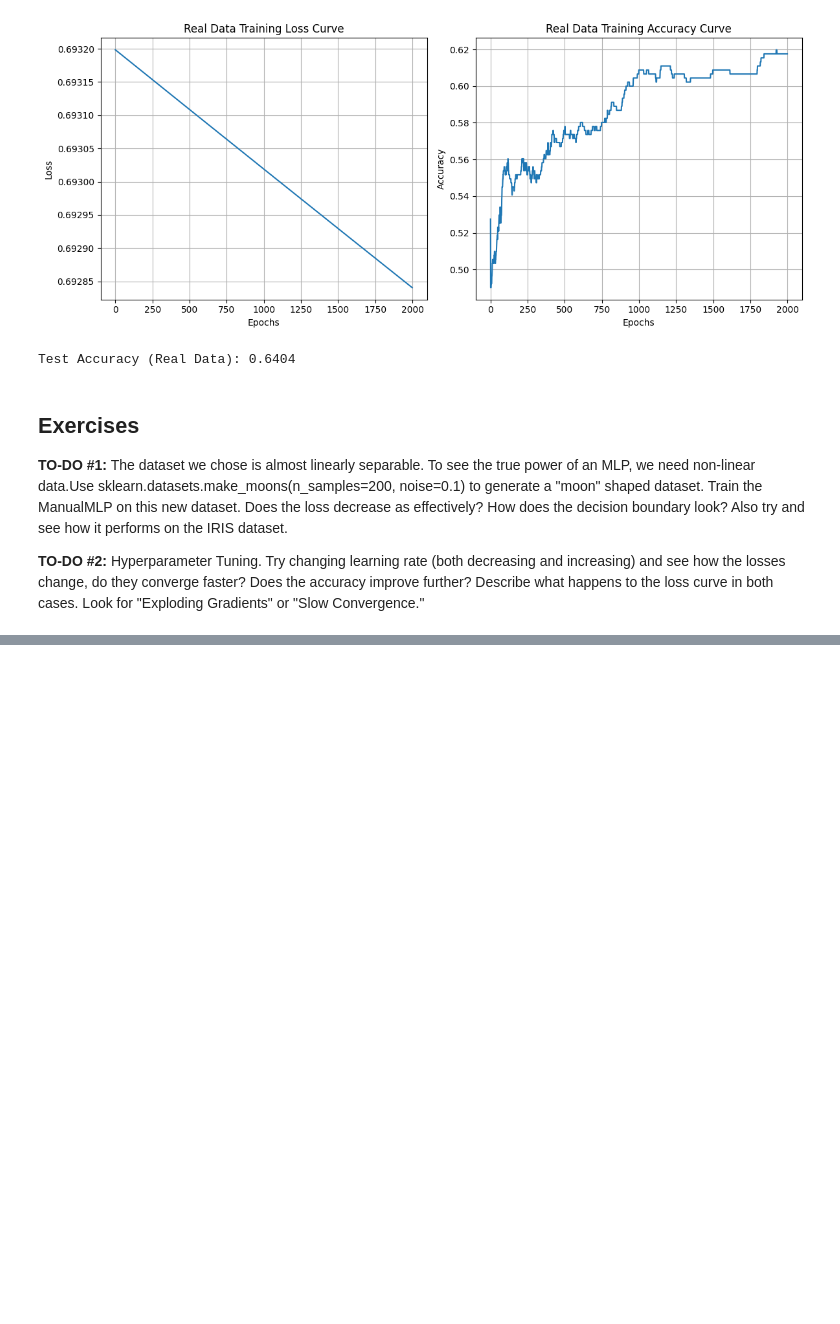
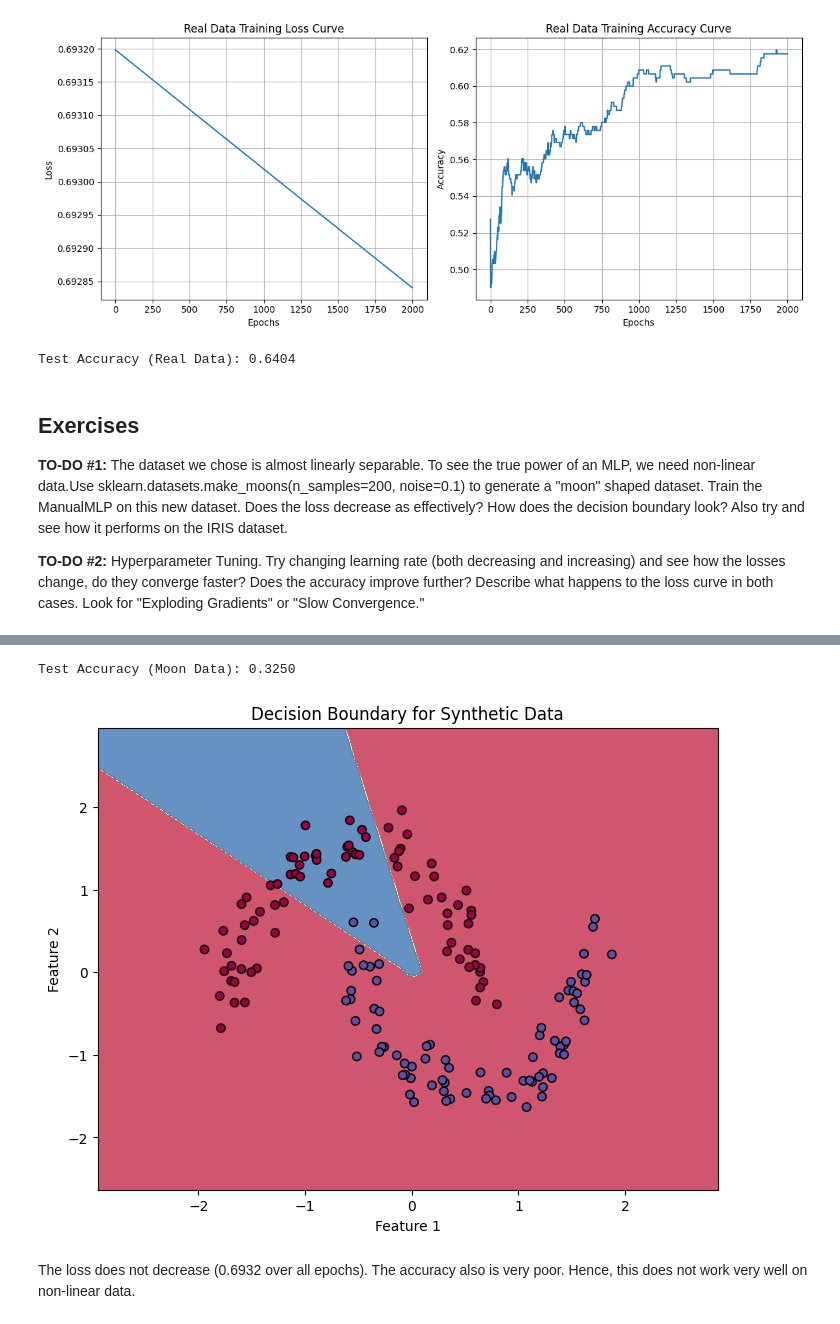
Before and after one commit to puranik1406/FMML_Projects-Labs, a Jupyter notebook: STP_AIML_Module_6_Lab_1.ipynb, the cells around one changed output, grey strips where cells are left out. Cells and saved outputs as stored; diff of their text form; code cells hidden in the pictures; blank space fills up the shorter version.

```diff
--- a/STP_AIML_Module_6_Lab_1.ipynb
+++ b/STP_AIML_Module_6_Lab_1.ipynb
@@ -1038,0 +1048,4 @@ Test Accuracy (Real Data): 0.6404
+# %%
+Y_real_moon = Y_real_moon.reshape(1, -1)
+
+print(f"Reshaped Y_real_moon shape: {Y_real_moon.shape}")
@@ -1038,0 +1086,22 @@ Test Accuracy (Real Data): 0.6404
+# %%
+np.random.seed(3) # for reproducibility
+
+# 6. Adapt neural network parameters for the real dataset
+
+n_x_real_moon = X_train_real_moon_nn.shape[0] # Number of input features for real data
+n_h_real_moon = 4                         # Number of neurons in hidden layer (can be tuned)
+n_y_real_moon = Y_train_real_moon.shape[0]     # Number of output neurons (1 for binary classification)
+
+# Layer 1: Hidden Layer
+W1_real_moon = np.random.randn(n_h_real_moon, n_x_real_moon) * 0.01 # Shape: (4, n_x_real)
+b1_real_moon = np.zeros((n_h_real_moon, 1))                # Shape: (4, 1)
+
+# Layer 2: Output Layer
+W2_real_moon = np.random.randn(n_y_real_moon, n_h_real_moon) * 0.01 # Shape: (1, 4)
+b2_real_moon = np.zeros((n_y_real_moon, 1))                # Shape: (1, 1)
+
+print(f"\nInitialized Parameters for Real Data:")
+print(f"W1_real_moon shape: {W1_real_moon.shape}")
+print(f"b1_real_moon shape: {b1_real_moon.shape}")
+print(f"W2_real_moon shape: {W2_real_moon.shape}")
+print(f"b2_real_moon shape: {b2_real_moon.shape}")
@@ -1038,0 +1241,12 @@ Test Accuracy (Real Data): 0.6404
+# %%
+predictions_test_real_moon = predict(X_test_real_moon_nn, W1_real_moon, b1_real_moon, W2_real_moon, b2_real_moon)
+test_accuracy_real_moon = np.mean(predictions_test_real_moon == Y_test_real_moon)
+print(f"\nTest Accuracy (Moon Data): {test_accuracy_real_moon:.4f}")
+# %% [output]
+Test Accuracy (Moon Data): 0.3250
+# %%
+plot_decision_boundary(X_train_real_moon_nn, Y_train_real_moon, W1_real_moon, b1_real_moon, W2_real_moon, b2_real_moon)
+# %% [output]
+[figure, added]
+# %% [markdown]
+The loss does not decrease (0.6932 over all epochs). The accuracy also is very poor. Hence, this does not work very well on non-linear data.
```
Also changed, not shown: parts of 10 cells of this notebook.
